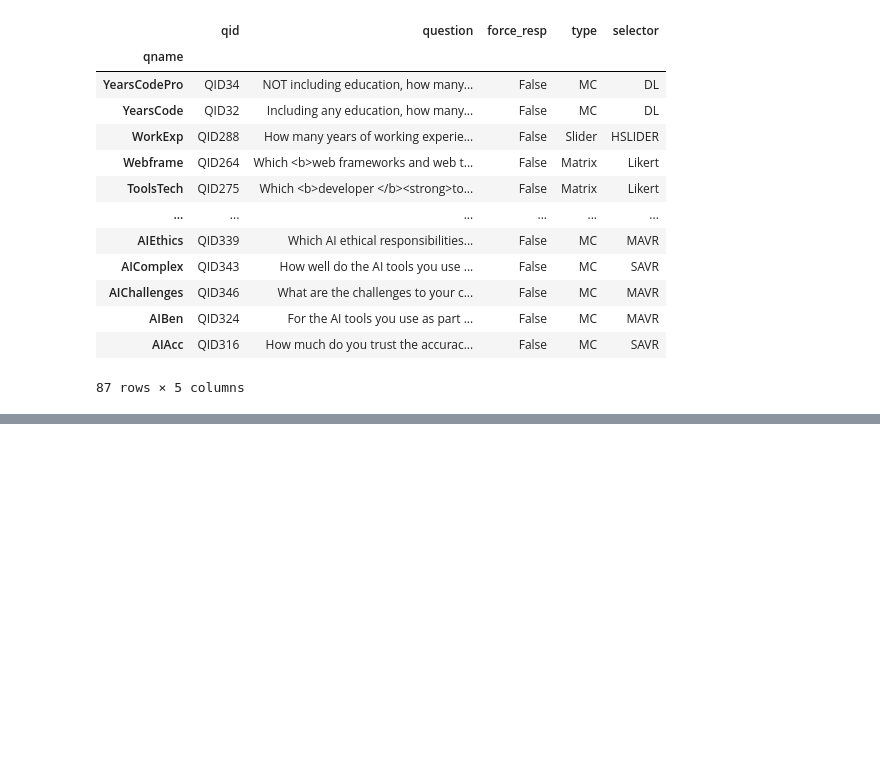
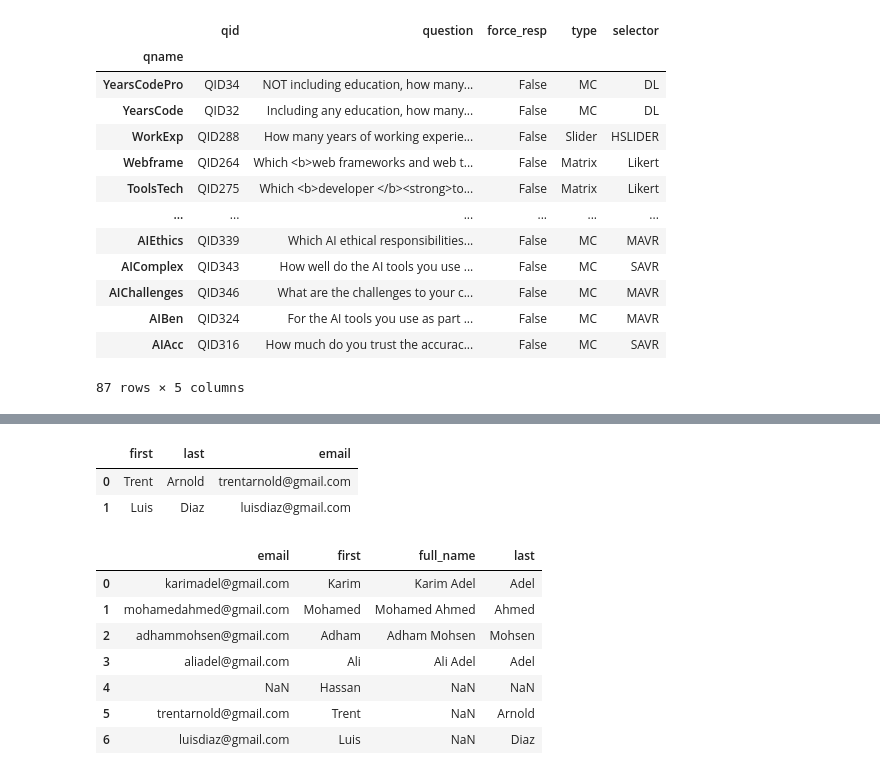
Before and after one commit to kareem121004/PythonDataScienceHub, a Jupyter notebook: Pandas/Pandas_Tutorial.ipynb, the cells around one changed output, grey strips where cells are left out. Cells and saved outputs as stored; diff of their text form; code cells hidden in the pictures; blank space fills up the shorter version.

```diff
--- a/Pandas/Pandas_Tutorial.ipynb
+++ b/Pandas/Pandas_Tutorial.ipynb
@@ -456,0 +847,4 @@ schema_df.sort_index(ascending=False)
+# %%
+# Adding the first and last name to the dataframe
+df[['first', 'last']] = df['full_name'].str.split(' ', expand=True)
+df
@@ -456,0 +857,7 @@ schema_df.sort_index(ascending=False)
+# %%
+# Adding a single row
+# The ignore_index is used to ignore the index of the new row
+# append() method has been deprecated
+new_col = pd.DataFrame({'first': ['Hassan']})
+df = pd.concat([df, new_col], ignore_index=True)
+df
@@ -456,0 +871,27 @@ schema_df.sort_index(ascending=False)
+# %%
+# Creating a new DataFrame
+People = {
+    'first': ['Trent', 'Luis'],
+    'last': ['Arnold', 'Diaz']
+}
+df2 = pd.DataFrame(People)
+# %%
+df2["email"] = (df2["first"] + df2["last"] + "@gmail.com").str.lower()
+df2
+# %% [output]
+|  | first | last | email |
+| 0 | Trent | Arnold | trentarnold@gmail.com |
+| 1 | Luis | Diaz | luisdiaz@gmail.com |
+# %%
+# Appending the new DataFrame to the original DataFrame
+df = pd.concat([df, df2], ignore_index=True, sort=True)
+df
+# %% [output]
+|  | email | first | full_name | last |
+| 0 | karimadel@gmail.com | Karim | Karim Adel | Adel |
+| 1 | mohamedahmed@gmail.com | Mohamed | Mohamed Ahmed | Ahmed |
+| 2 | adhammohsen@gmail.com | Adham | Adham Mohsen | Mohsen |
+| 3 | aliadel@gmail.com | Ali | Ali Adel | Adel |
+| 4 | NaN | Hassan | NaN | NaN |
+| 5 | trentarnold@gmail.com | Trent | NaN | Arnold |
+| 6 | luisdiaz@gmail.com | Luis | NaN | Diaz |
```
Also changed, not shown: parts of 54 cells of this notebook.
